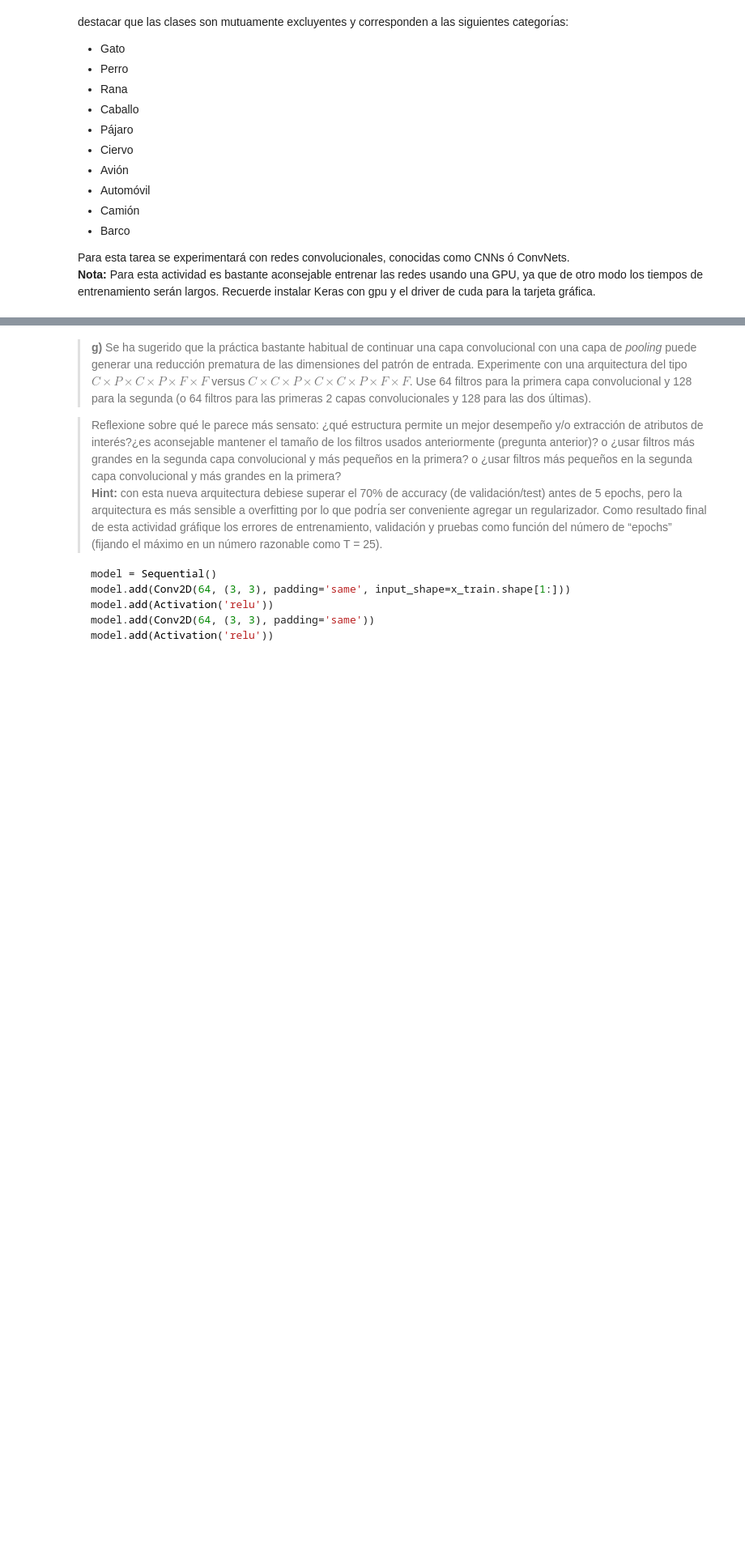
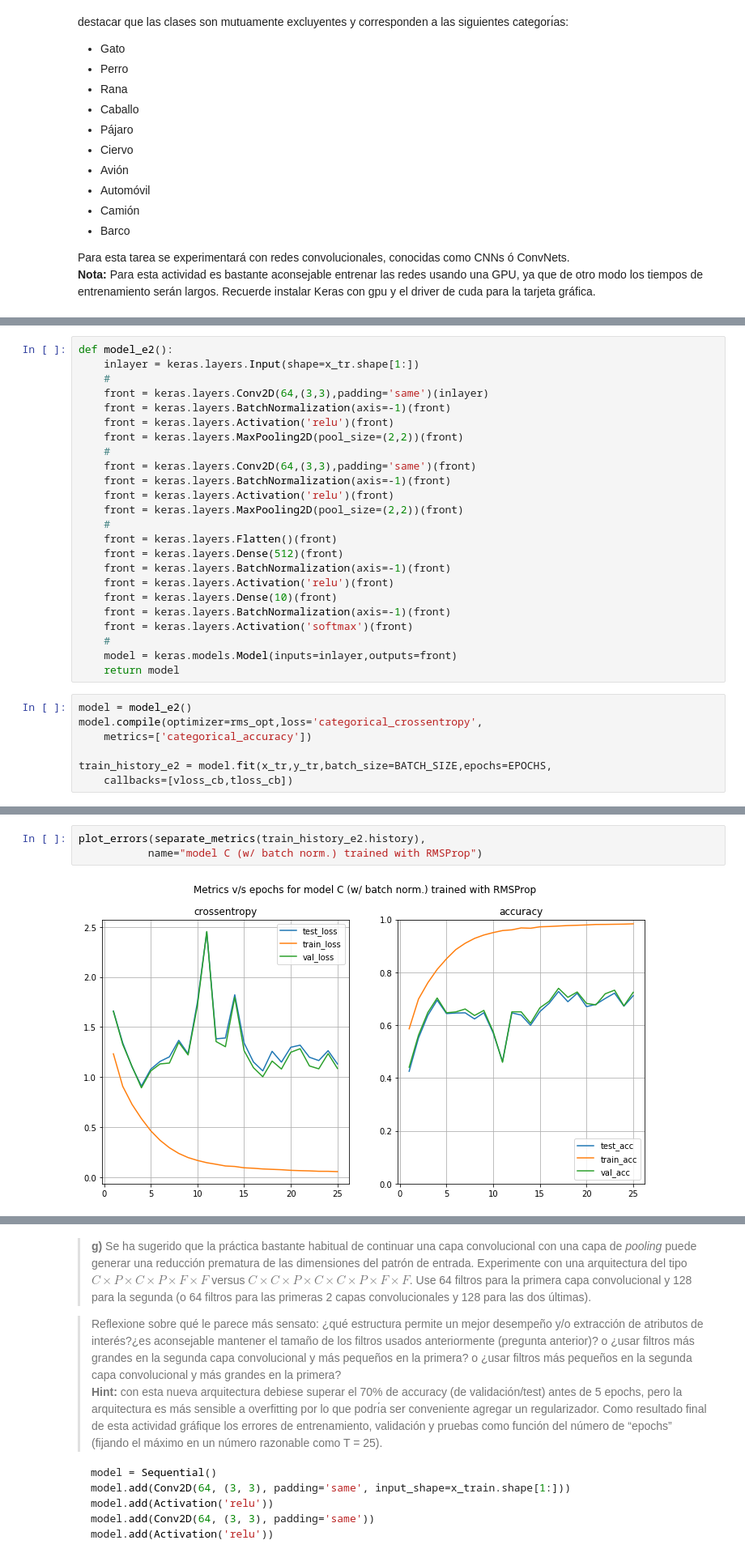
Before and after one commit to Autopawn/ann-tarea2, a Jupyter notebook: tarea2_parte1.ipynb, the cells around one changed output, grey strips where cells are left out. Shown: that part at 81% size. Cells and saved outputs as stored; diff of their text form; blank space fills up the shorter version.

```diff
--- a/tarea2_parte1.ipynb
+++ b/tarea2_parte1.ipynb
@@ -94,0 +262,31 @@ model.fit(x_train, y_train,batch_size=batch_size,epochs=epochs, validation_data=
+# %%
+def model_e2():
+    inlayer = keras.layers.Input(shape=x_tr.shape[1:])
+    #
+    front = keras.layers.Conv2D(64,(3,3),padding='same')(inlayer)
+    front = keras.layers.BatchNormalization(axis=-1)(front)
+    front = keras.layers.Activation('relu')(front)
+    front = keras.layers.MaxPooling2D(pool_size=(2,2))(front)
+    #
+    front = keras.layers.Conv2D(64,(3,3),padding='same')(front)
+    front = keras.layers.BatchNormalization(axis=-1)(front)
+    front = keras.layers.Activation('relu')(front)
+    front = keras.layers.MaxPooling2D(pool_size=(2,2))(front)
+    #
+    front = keras.layers.Flatten()(front)
+    front = keras.layers.Dense(512)(front)
+    front = keras.layers.BatchNormalization(axis=-1)(front)
+    front = keras.layers.Activation('relu')(front)
+    front = keras.layers.Dense(10)(front)
+    front = keras.layers.BatchNormalization(axis=-1)(front)
+    front = keras.layers.Activation('softmax')(front)
+    #
+    model = keras.models.Model(inputs=inlayer,outputs=front)
+    return model
+# %%
+model = model_e2()
+model.compile(optimizer=rms_opt,loss='categorical_crossentropy',
+    metrics=['categorical_accuracy'])
+
+train_history_e2 = model.fit(x_tr,y_tr,batch_size=BATCH_SIZE,epochs=EPOCHS,
+    callbacks=[vloss_cb,tloss_cb])
@@ -94,0 +311,5 @@ model.fit(x_train, y_train,batch_size=batch_size,epochs=epochs, validation_data=
+# %%
+plot_errors(separate_metrics(train_history_e2.history),
+           name="model C (w/ batch norm.) trained with RMSProp")
+# %% [output]
+[figure, added]
```
Also changed, not shown: parts of 28 cells of this notebook, 1 other file.
